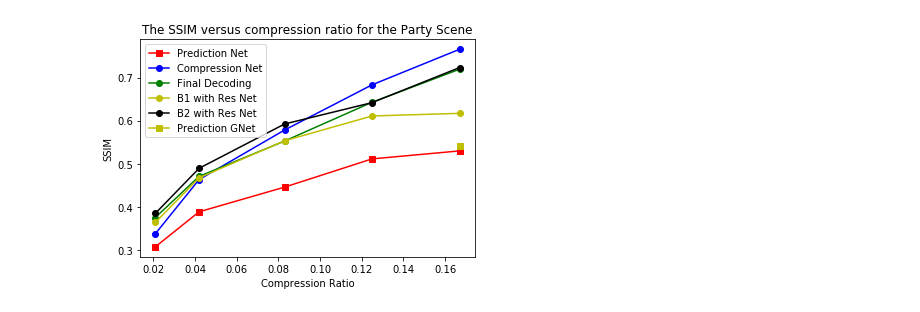
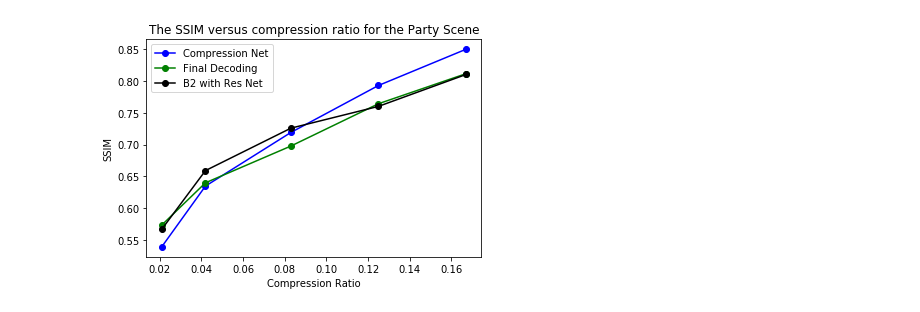
Before and after one commit to Chlerry/Motion-Aware-Deep-Video-Coding-Network, a Jupyter notebook: plot.ipynb, the cells around one changed output. Drawn from its saved outputs; the diff is of its cells as text; code cells hidden in the pictures.

```diff
--- a/plot.ipynb
+++ b/plot.ipynb
@@ -5,28 +5,28 @@ import matplotlib.pyplot as plt
 # %%
 compression_ratio = [0.021, 0.042, 0.083, 0.125, 0.167]
 
-pred_ssim = [0.3068437729910339, 0.38833625744906586, 0.4455763129065015, 0.5111513372321178, 0.529644457078015]
-coarse_ssim = [0.3371472601399192, 0.46317359345570175, 0.5780552540434872, 0.6830548938010008, 0.765584762010809]
-final_ssim = [0.37492505708694973, 0.4705363795729591, 0.5525475607726889, 0.6426338203026315, 0.719299651332028]
-b1_ssim = [0.363574317842736, 0.4671943306402271, 0.5531349812686379, 0.61075152386056, 0.616838175591693]
-b2_ssim = [0.38457181412639363, 0.4892202525838929, 0.5920829709254538, 0.6417311978842867, 0.723109152971167]
+pred_ssim = [0.525302982738222, 0.583055809458466, 0.624307885610034, 0.675521460132714, 0.686121628649495]
+coarse_ssim = [0.539349683798985, 0.634814921156521, 0.719094138172241, 0.792828475186316, 0.849713163726269]
+final_ssim = [0.57346751141162, 0.640008752258715, 0.697732880465114, 0.764174022832072, 0.811352196014644]
+b1_ssim = [0.5602013297,0.6420110998,0.7014580935,0.7553391714,0.7769816947]
+b2_ssim = [0.5668235561,0.6591586747,0.7257989737,0.7600180068,0.8100899633]
 pred_gnet_ssim = [0.542084942306197]
 # %%
 # Plot the recognition accuracy rate versus different d values for both PCA and FLD
-plt.plot(compression_ratio, pred_ssim, 'rs-', label='Prediction Net')
+# plt.plot(compression_ratio, pred_ssim, 'rs-', label='Prediction Net')
 plt.plot(compression_ratio, coarse_ssim, 'bo-',  label='Compression Net')
 plt.plot(compression_ratio, final_ssim, 'go-',  label='Final Decoding')
-plt.plot(compression_ratio, b1_ssim, 'yo-',  label='B1 with Res Net')
+# plt.plot(compression_ratio, b1_ssim, 'yo-',  label='B1 with Res Net')
 plt.plot(compression_ratio, b2_ssim, 'ko-',  label='B2 with Res Net')
 
-plt.plot(compression_ratio[-1:], pred_gnet_ssim, 'ys-', label='Prediction GNet')
+# plt.plot(compression_ratio[-1:], pred_gnet_ssim, 'ys-', label='Prediction GNet')
 plt.legend(loc = 2)
 plt.title('The SSIM versus compression ratio for the Party Scene')
 plt.xlabel('Compression Ratio')
 plt.ylabel('SSIM')
 plt.show()
 # %% [output]
-[figure, old version]
+[figure, new version]
 # %%
 # Plot the recognition accuracy rate versus different d values for both PCA and FLD
 # plt.plot(compression_ratio, pred_ssim, 'rs-', label='Prediction Net')
```
Also changed, not shown: parts of 6 cells of this notebook, 5 other files.
